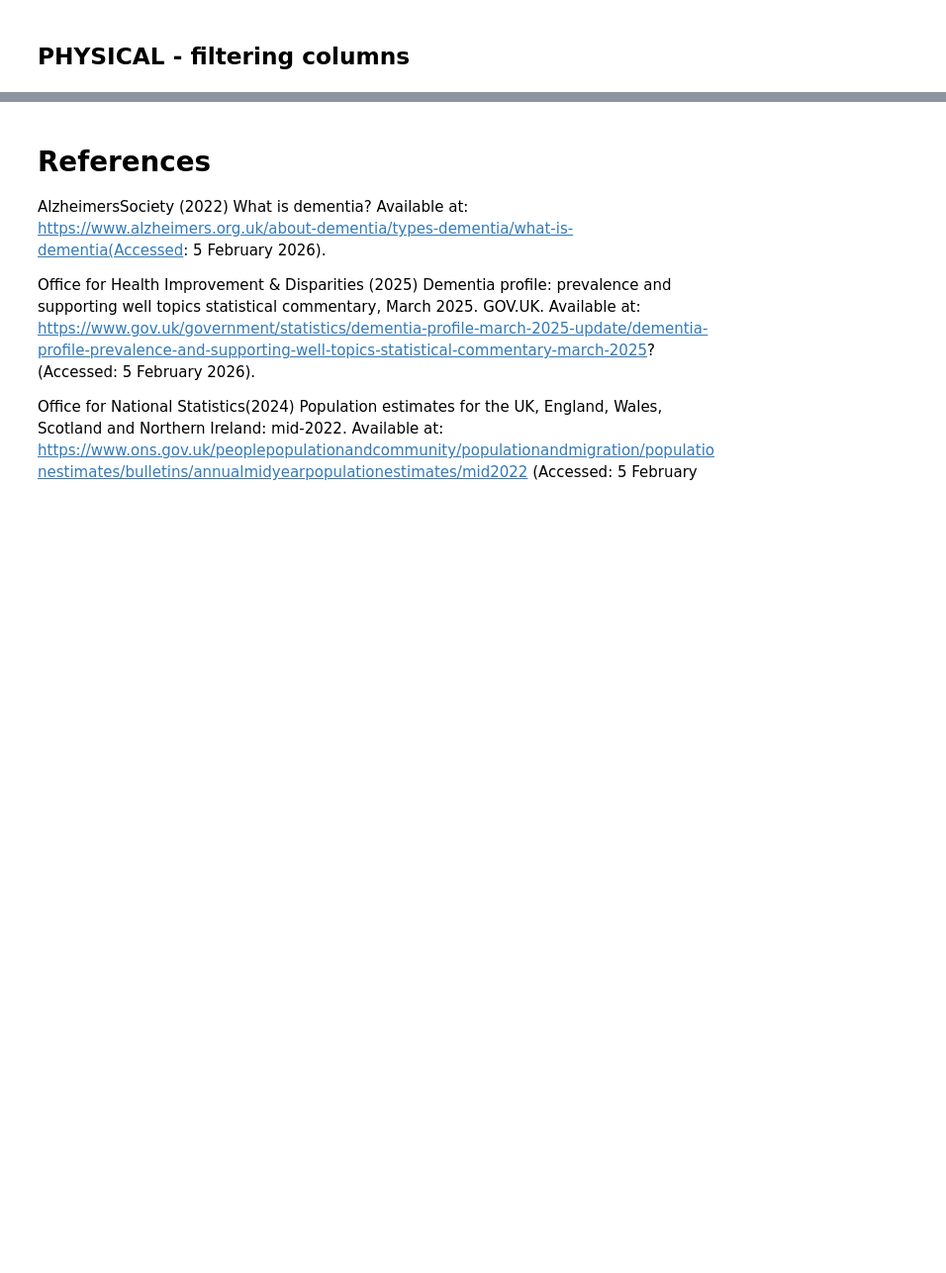
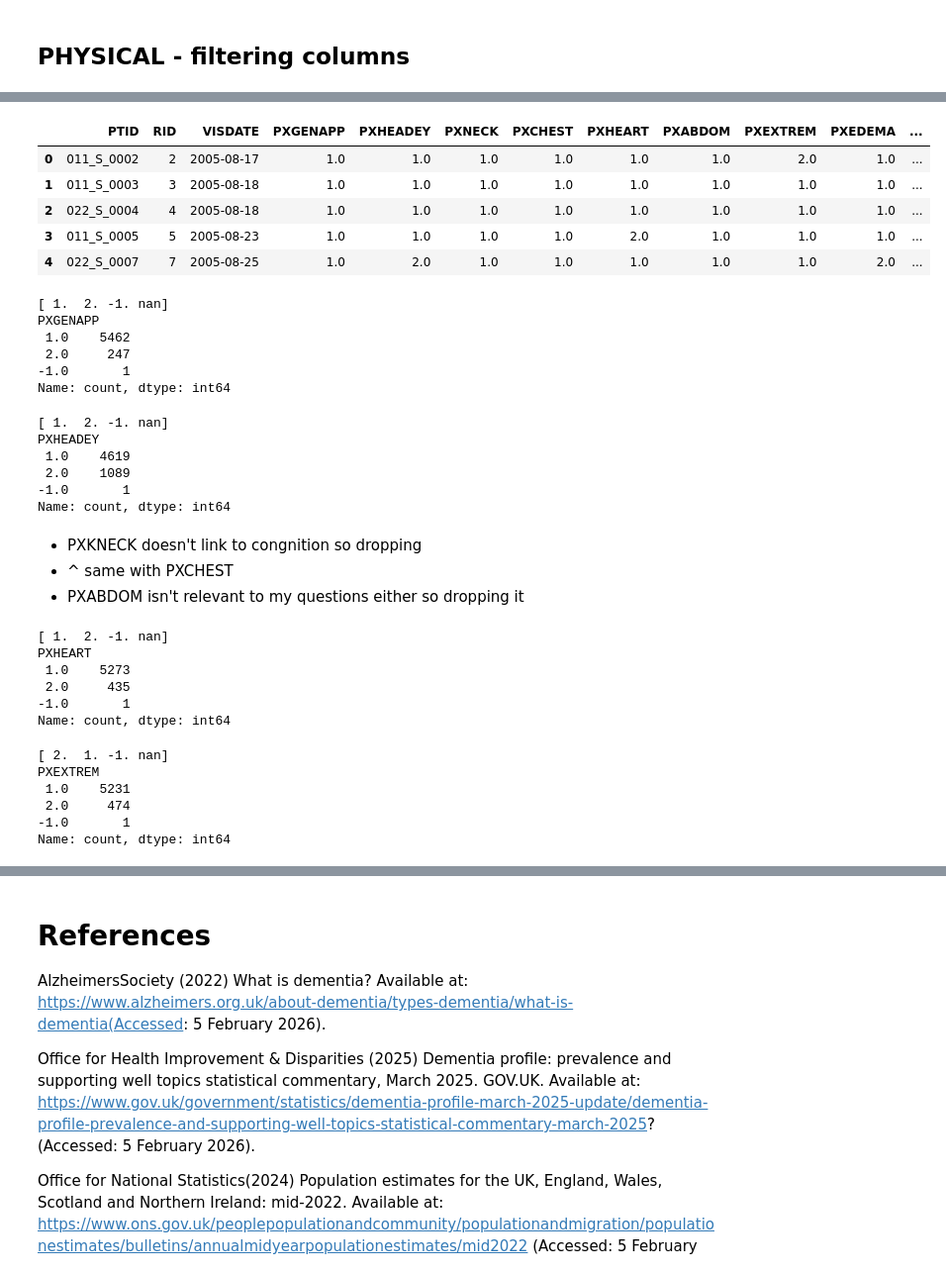
Before and after one commit to Unbreakable60000/DementiaDetection, a Jupyter notebook: model.ipynb, the cells around one changed output, grey strips where cells are left out. Shown at 99% size. Saved outputs shown, nothing was run; the diff lists cells and outputs as text; code cells hidden in the pictures; blank space fills up the shorter version.

```diff
--- a/model.ipynb
+++ b/model.ipynb
@@ -1009,0 +1020,58 @@ Filtered the columns, there are still a few that may be worse predictors but cur
+# %%
+#removing admin features
+PHYSICALDFV2 =PHYSICALDF.drop(["ID","SITEID","USERDATE","USERDATE2","DD_CRF_VERSION_LABEL","LANGUAGE_CODE", "HAS_QC_ERROR","update_stamp",
+                               "PHASE","VISCODE","VISCODE2"],axis=1)
+PHYSICALDFV2.head()
+# %% [output]
+|  | PTID | RID | VISDATE | PXGENAPP | PXHEADEY | PXNECK | PXCHEST | PXHEART | PXABDOM | PXEXTREM | PXEDEMA | ... |
+| 0 | 011_S_0002 | 2 | 2005-08-17 | 1.0 | 1.0 | 1.0 | 1.0 | 1.0 | 1.0 | 2.0 | 1.0 | ... |
+| 1 | 011_S_0003 | 3 | 2005-08-18 | 1.0 | 1.0 | 1.0 | 1.0 | 1.0 | 1.0 | 1.0 | 1.0 | ... |
+| 2 | 022_S_0004 | 4 | 2005-08-18 | 1.0 | 1.0 | 1.0 | 1.0 | 1.0 | 1.0 | 1.0 | 1.0 | ... |
+| 3 | 011_S_0005 | 5 | 2005-08-23 | 1.0 | 1.0 | 1.0 | 1.0 | 2.0 | 1.0 | 1.0 | 1.0 | ... |
+| 4 | 022_S_0007 | 7 | 2005-08-25 | 1.0 | 2.0 | 1.0 | 1.0 | 1.0 | 1.0 | 1.0 | 2.0 | ... |
+# %%
+print(PHYSICALDFV2['PXGENAPP'].unique()) # General Appearance (frailty, nutrition, posture, grooming, or signs of poor health.)
+print(PHYSICALDFV2['PXGENAPP'].value_counts())
+#1 being normal, 2 being abnormal and -1 being missing
+#keeping it for prediction
+# %% [output]
+[ 1.  2. -1. nan]
+PXGENAPP
+ 1.0    5462
+ 2.0     247
+-1.0       1
+Name: count, dtype: int64
+# %%
+print(PHYSICALDFV2['PXHEADEY'].unique()) #neurological/eye signs. - not massively relevant but keeping for now
+print(PHYSICALDFV2['PXHEADEY'].value_counts())
+# %% [output]
+[ 1.  2. -1. nan]
+PXHEADEY
+ 1.0    4619
+ 2.0    1089
+-1.0       1
+Name: count, dtype: int64
+# %% [markdown]
+- PXKNECK doesn't link to congnition so dropping
+- ^ same with PXCHEST
+- PXABDOM isn't relevant to my questions either so dropping it
+# %%
+print(PHYSICALDFV2['PXHEART'].unique()) #keeping it as Cardiovascular health affects vascular dementia; useful predictor.
+print(PHYSICALDFV2['PXHEART'].value_counts())
+# %% [output]
+[ 1.  2. -1. nan]
+PXHEART
+ 1.0    5273
+ 2.0     435
+-1.0       1
+Name: count, dtype: int64
+# %%
+print(PHYSICALDFV2['PXEXTREM'].unique()) #Mobility, joint deformities, functional decline can relate to dementia.
+print(PHYSICALDFV2['PXEXTREM'].value_counts())
+# %% [output]
+[ 2.  1. -1. nan]
+PXEXTREM
+ 1.0    5231
+ 2.0     474
+-1.0       1
+Name: count, dtype: int64
```
Also changed, not shown: parts of 8 cells of this notebook.
